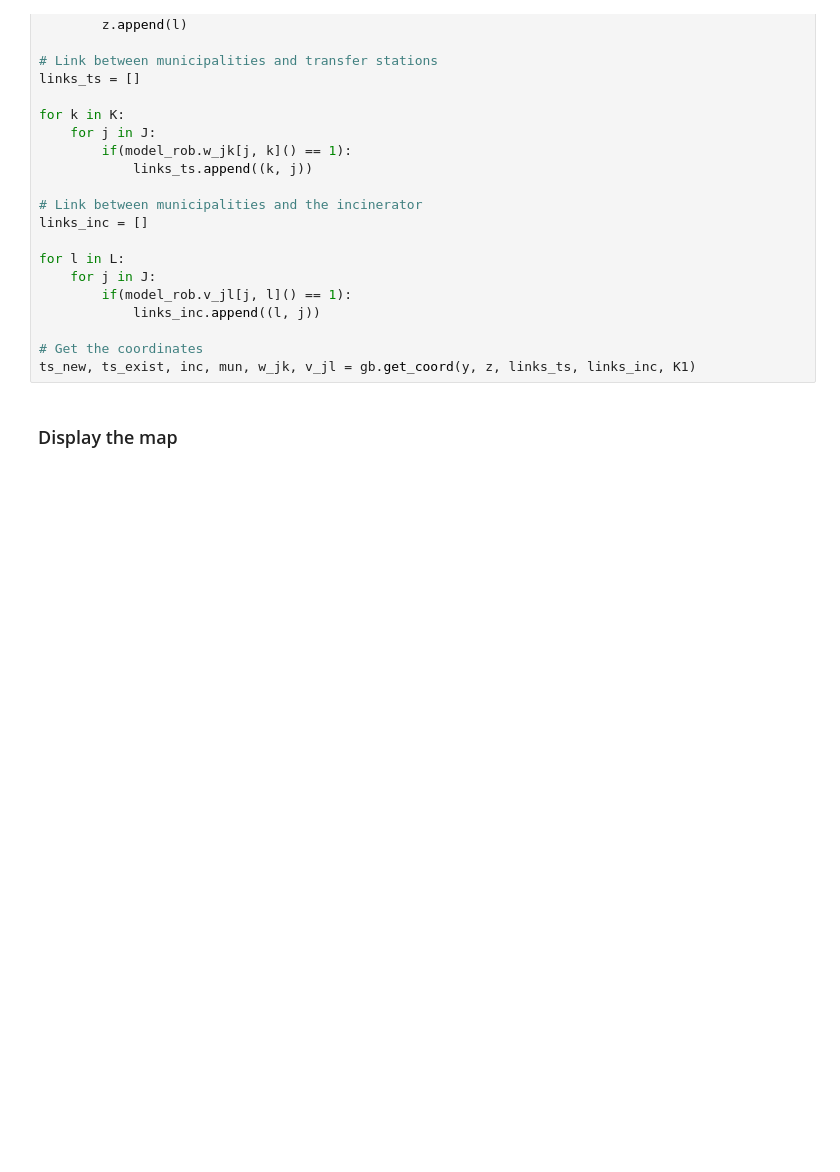
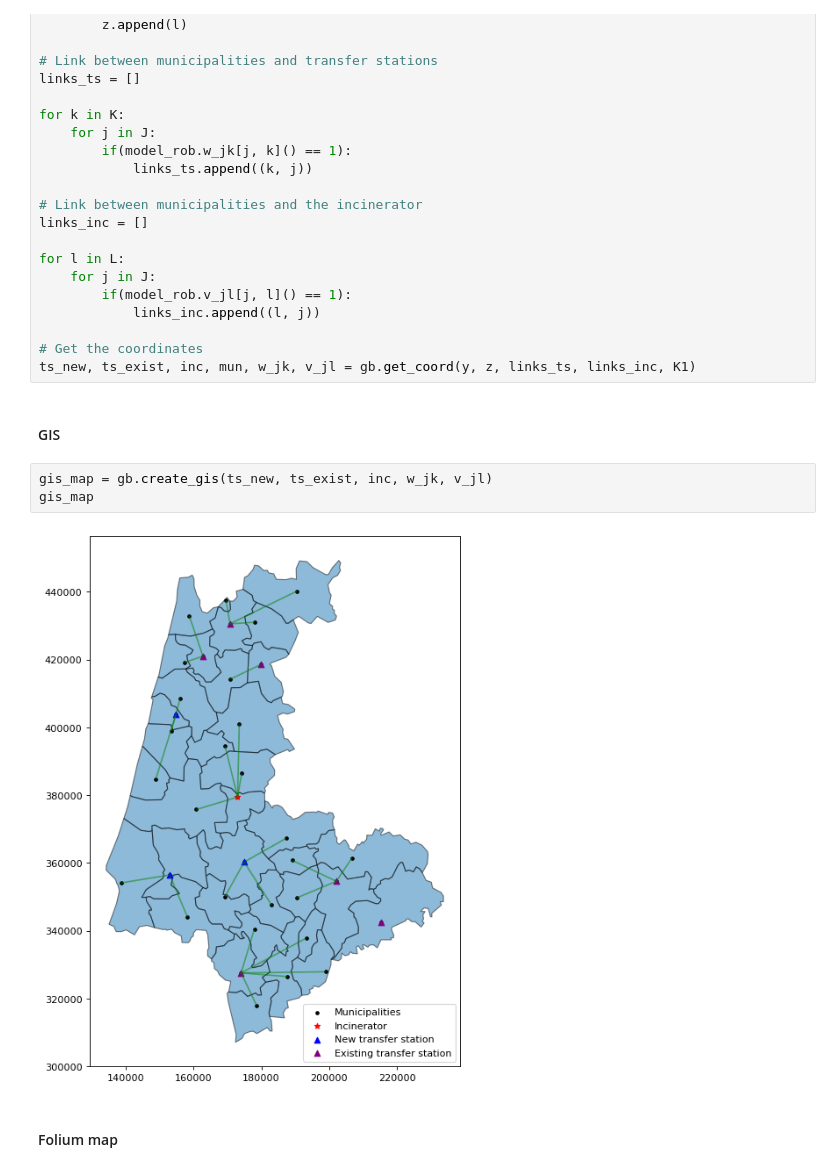
Before and after one commit to chiclez/MSW_Portugal, a Jupyter notebook: taor.ipynb, the cells around one changed output. Saved outputs shown, nothing was run; the diff lists cells and outputs as text; blank space fills up the shorter version.

```diff
--- a/taor.ipynb
+++ b/taor.ipynb
@@ -573,6 +476,13 @@ for l in L:
 
 # Get the coordinates
 ts_new, ts_exist, inc, mun, w_jk, v_jl = gb.get_coord(y, z, links_ts, links_inc, K1)
+# %% [markdown]
+#### GIS
+# %%
+gis_map = gb.create_gis(ts_new, ts_exist, inc, w_jk, v_jl)
+gis_map
+# %% [output]
+[figure, added]
 # %% [markdown]
-### Display the map
+#### Folium map
 # %%
```
Also changed, not shown: parts of 18 cells of this notebook, 2 other files.
